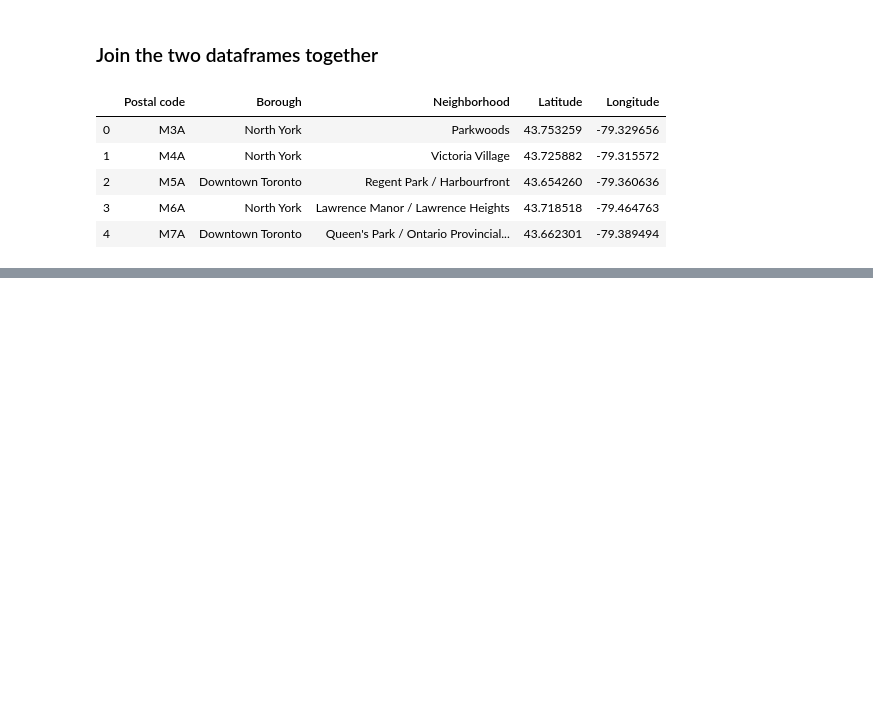
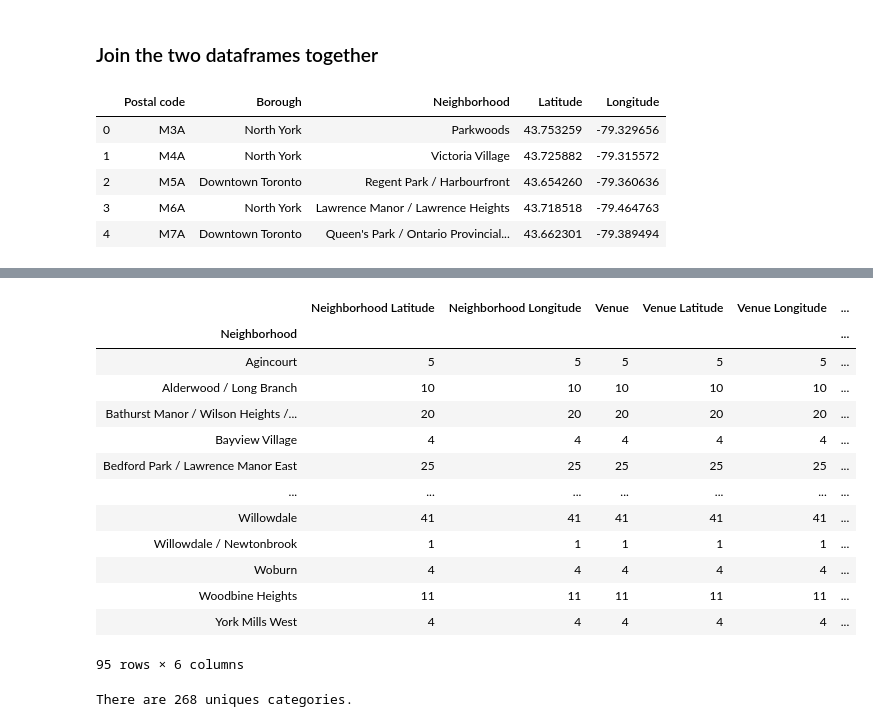
Before and after one commit to denistanku/Coursera_Capstone, a Jupyter notebook: Toronto_Neighborhoods.ipynb, the cells around one changed output, grey strips where cells are left out. Cells and saved outputs as stored; diff of their text form; code cells hidden in the pictures; blank space fills up the shorter version.

```diff
--- a/Toronto_Neighborhoods.ipynb
+++ b/Toronto_Neighborhoods.ipynb
@@ -77,0 +86,7 @@ full_df.head()
+# %%
+address = 'Toronto'
+
+geolocator = Nominatim(user_agent="ny_explorer")
+location = geolocator.geocode(address)
+latitude = location.latitude
+longitude = location.longitude
@@ -77,0 +206,21 @@ full_df.head()
+# %%
+toronto_venues.groupby('Neighborhood').count()
+# %% [output]
+|  | Neighborhood Latitude | Neighborhood Longitude | Venue | Venue Latitude | Venue Longitude | ... |
+| Neighborhood |  |  |  |  |  | ... |
+| Agincourt | 5 | 5 | 5 | 5 | 5 | ... |
+| Alderwood / Long Branch | 10 | 10 | 10 | 10 | 10 | ... |
+| Bathurst Manor / Wilson Heights /... | 20 | 20 | 20 | 20 | 20 | ... |
+| Bayview Village | 4 | 4 | 4 | 4 | 4 | ... |
+| Bedford Park / Lawrence Manor East | 25 | 25 | 25 | 25 | 25 | ... |
+| ... | ... | ... | ... | ... | ... | ... |
+| Willowdale | 41 | 41 | 41 | 41 | 41 | ... |
+| Willowdale / Newtonbrook | 1 | 1 | 1 | 1 | 1 | ... |
+| Woburn | 4 | 4 | 4 | 4 | 4 | ... |
+| Woodbine Heights | 11 | 11 | 11 | 11 | 11 | ... |
+| York Mills West | 4 | 4 | 4 | 4 | 4 | ... |
+95 rows × 6 columns
+# %%
+print('There are {} uniques categories.'.format(len(toronto_venues['Venue Category'].unique())))
+# %% [output]
+There are 268 uniques categories.
```
Also changed, not shown: parts of 23 cells of this notebook.
